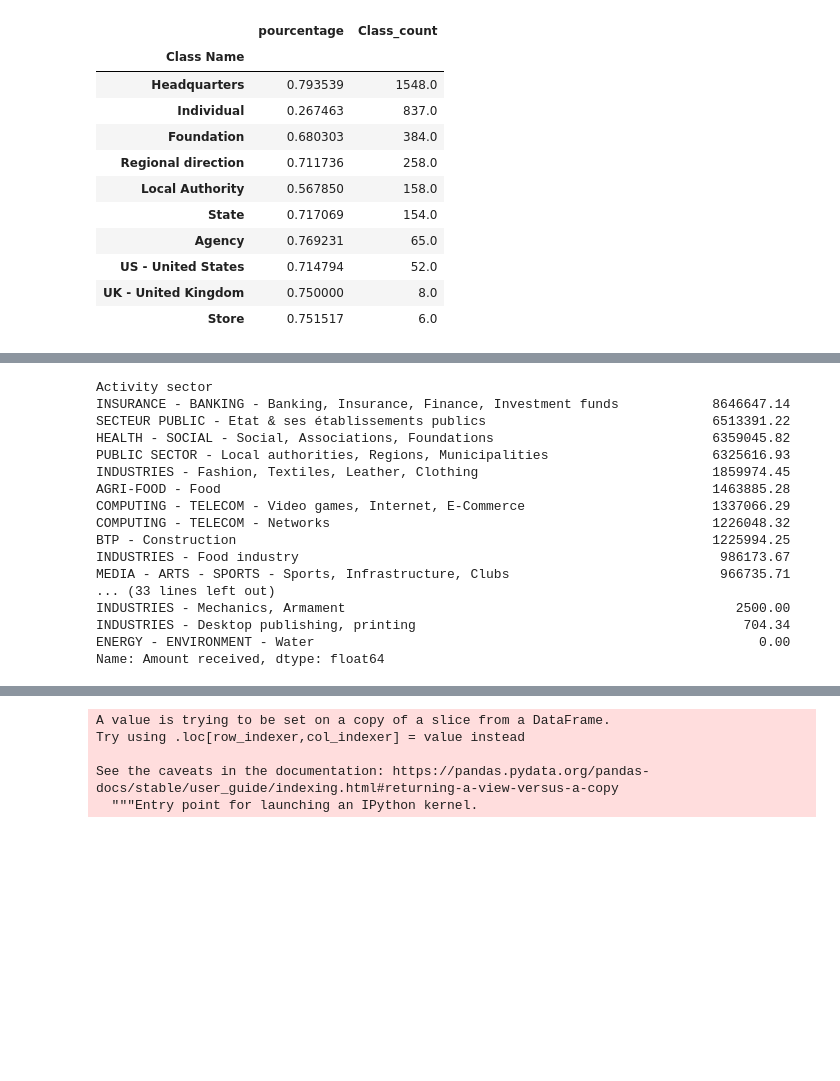
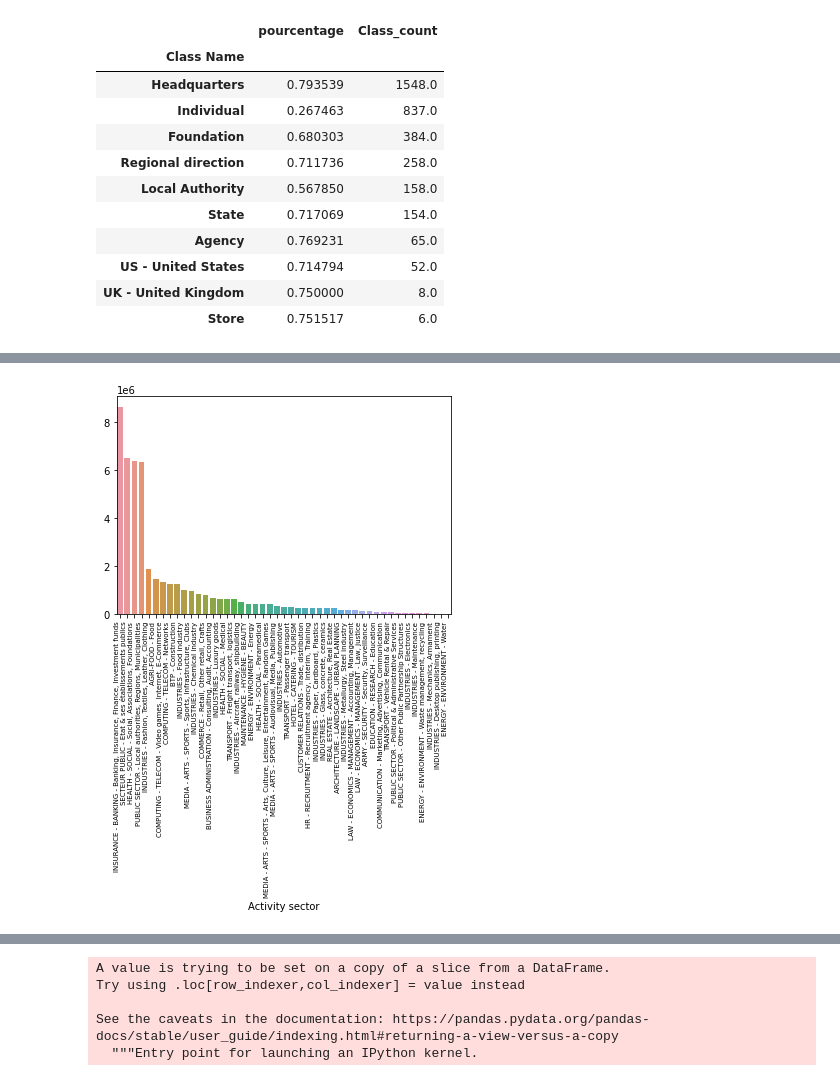
Before and after one commit to dfgparis23/Team-2, a Jupyter notebook: Analytics_Business_Account.ipynb, the cells around one changed output, grey strips where cells are left out. Saved outputs shown, nothing was run; the diff lists cells and outputs as text; code cells hidden in the pictures; blank space fills up the shorter version.

```diff
--- a/Analytics_Business_Account.ipynb
+++ b/Analytics_Business_Account.ipynb
@@ -140,20 +115,8 @@ Name: Amount received, dtype: float64
 # %%
-OP_BA.groupby('Activity sector')['Amount received'].sum().sort_values(ascending=False)
+df=OP_BA.groupby('Activity sector')['Amount received'].sum().sort_values(ascending=False)
+ax=sns.barplot(x=df.index, y=df.values)
+ax.set_xticklabels(ax.get_xticklabels(), rotation=90, ha="right")
+ax.tick_params(axis='x', labelsize=7)
+plt.savefig('donations_by_sector.png')
 # %% [output]
-Activity sector
-INSURANCE - BANKING - Banking, Insurance, Finance, Investment funds            8646647.14
-SECTEUR PUBLIC - Etat & ses établissements publics                             6513391.22
-HEALTH - SOCIAL - Social, Associations, Foundations                            6359045.82
-PUBLIC SECTOR - Local authorities, Regions, Municipalities                     6325616.93
-INDUSTRIES - Fashion, Textiles, Leather, Clothing                              1859974.45
-AGRI-FOOD - Food                                                               1463885.28
-COMPUTING - TELECOM - Video games, Internet, E-Commerce                        1337066.29
-COMPUTING - TELECOM - Networks                                                 1226048.32
-BTP - Construction                                                             1225994.25
-INDUSTRIES - Food industry                                                      986173.67
-MEDIA - ARTS - SPORTS - Sports, Infrastructure, Clubs                           966735.71
-... (33 lines left out)
-INDUSTRIES - Mechanics, Armament                                                  2500.00
-INDUSTRIES - Desktop publishing, printing                                          704.34
-ENERGY - ENVIRONMENT - Water                                                         0.00
-Name: Amount received, dtype: float64
+[figure, added]
```
Also changed, not shown: parts of 9 cells of this notebook.
